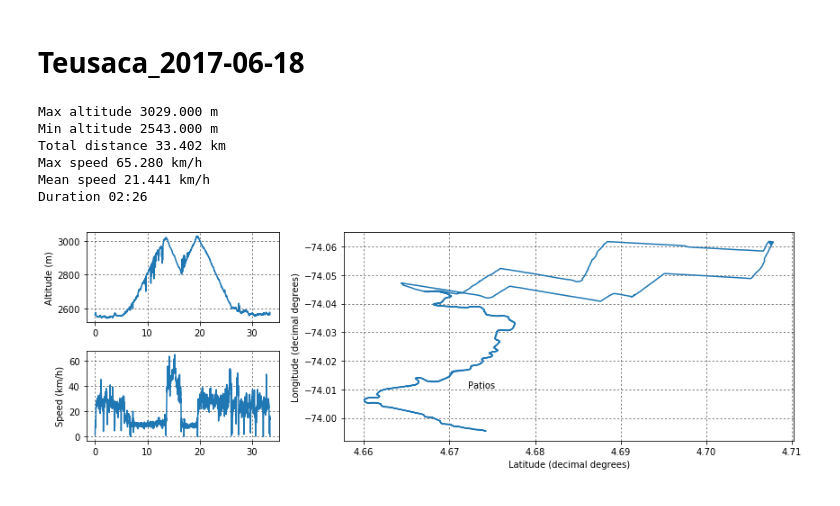
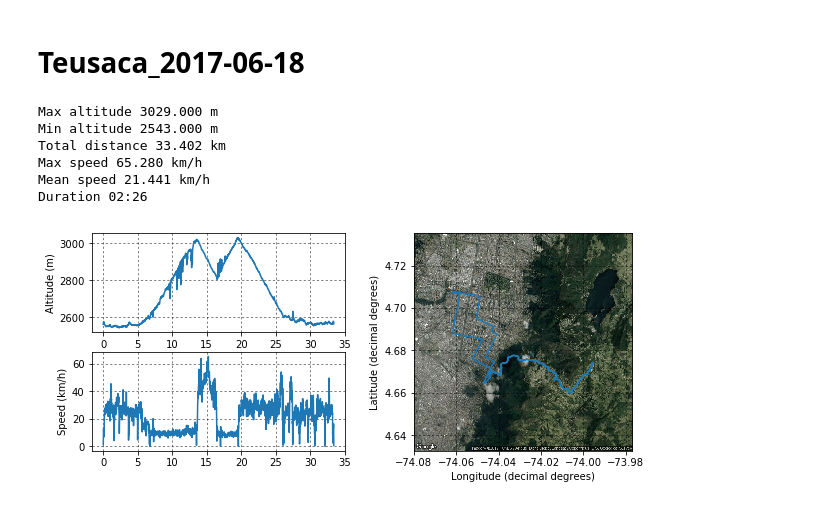
Before and after one commit to jsbarbosa/gpxMap, a Jupyter notebook: Routes.ipynb, the cells around one changed output. Saved outputs shown, nothing was run; the diff lists cells and outputs as text; code cells hidden in the pictures.

```diff
--- a/Routes.ipynb
+++ b/Routes.ipynb
@@ -23,18 +23,18 @@ Duration 05:40
 # Teusaca_2017-06-18
 # %%
 route = Route(dataWrapper("GPS-data/Loctome-Teusaca_2017-06-18.gpx"))
+myMap = Map(route, maptype="satellite")
+
 non_stop = route.ceroSpeed()
 non_stop.printImportant()
+dataPlot(non_stop, myMap)
 
-locations = [Patios]
-
-dataPlot(non_stop, locations)
-# animationMethod(non_stop, locations, jump=non_stop.npoints//120, path="Teusaca_2017-06-18.gif")
+# animationMethod(non_stop, myMap, jump=non_stop.npoints//120, path="Teusaca_2017-06-18.gif", dpi=60)
 # %% [output]
 Max altitude 3029.000 m
 Min altitude 2543.000 m
 Total distance 33.402 km
 Max speed 65.280 km/h
 Mean speed 21.441 km/h
 Duration 02:26
-[figure, old version]
+[figure, new version]
```
Also changed, not shown: parts of 1 cell of this notebook, 4 other files.
